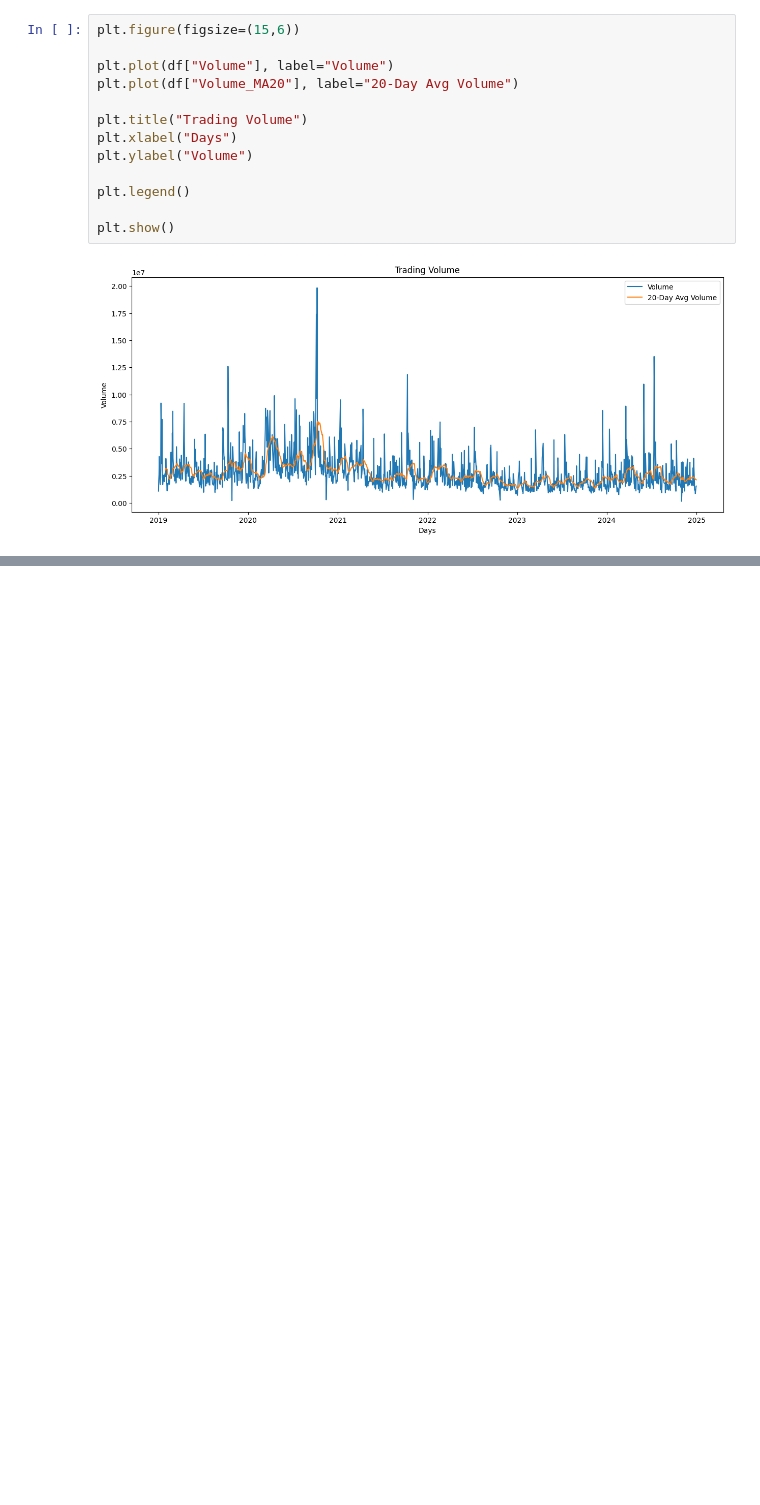
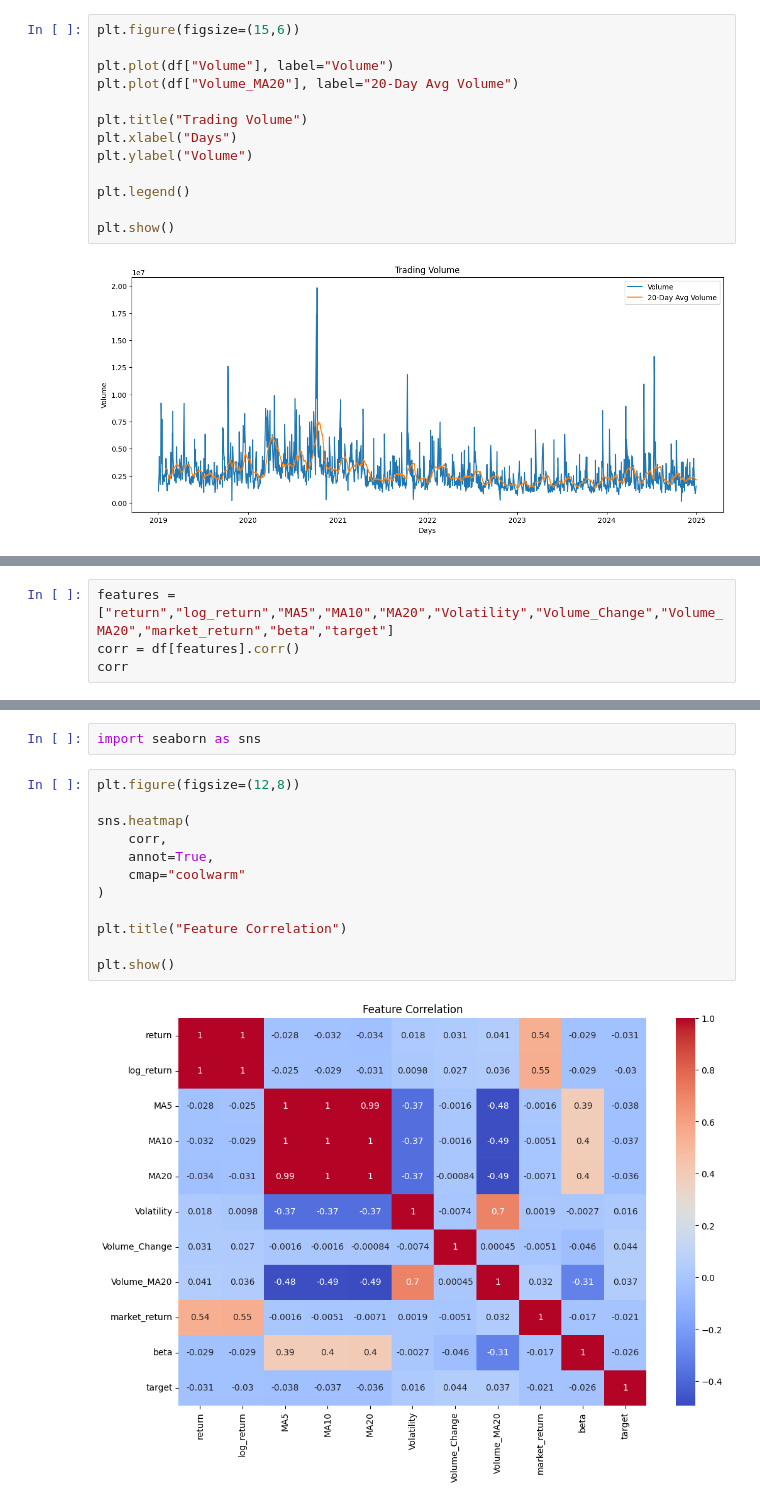
Before and after one commit to adityab-tech/Prism, a Jupyter notebook: W2_Prism.ipynb, the cells around one changed output, grey strips where cells are left out. Cells and saved outputs as stored; diff of their text form; blank space fills up the shorter version.

```diff
--- a/W2_Prism.ipynb
+++ b/W2_Prism.ipynb
@@ -312,0 +465,4 @@ df.head(25)
+# %%
+features = ["return","log_return","MA5","MA10","MA20","Volatility","Volume_Change","Volume_MA20","market_return","beta","target"]
+corr = df[features].corr()
+corr
@@ -312,0 +482,16 @@ df.head(25)
+# %%
+import seaborn as sns
+# %%
+plt.figure(figsize=(12,8))
+
+sns.heatmap(
+    corr,
+    annot=True,
+    cmap="coolwarm"
+)
+
+plt.title("Feature Correlation")
+
+plt.show()
+# %% [output]
+[figure, added]
```
Also changed, not shown: parts of 24 cells of this notebook.
